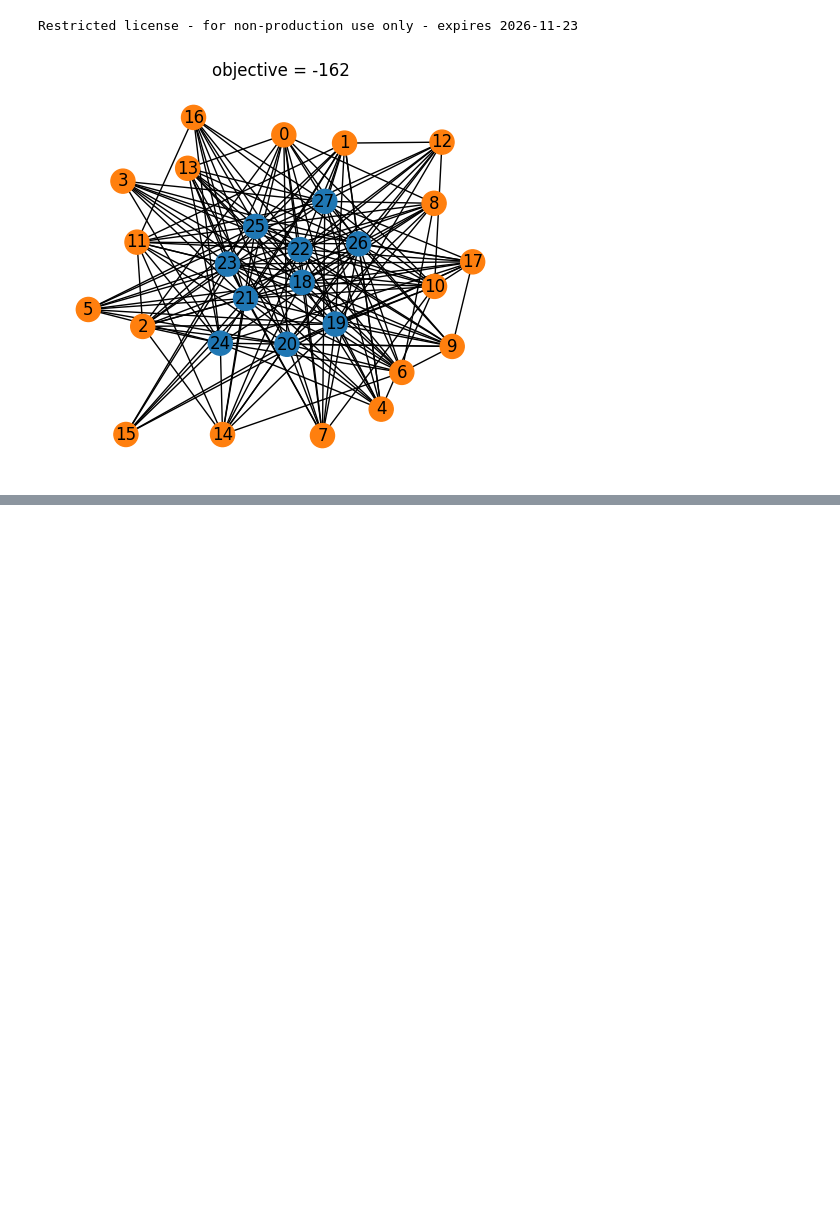
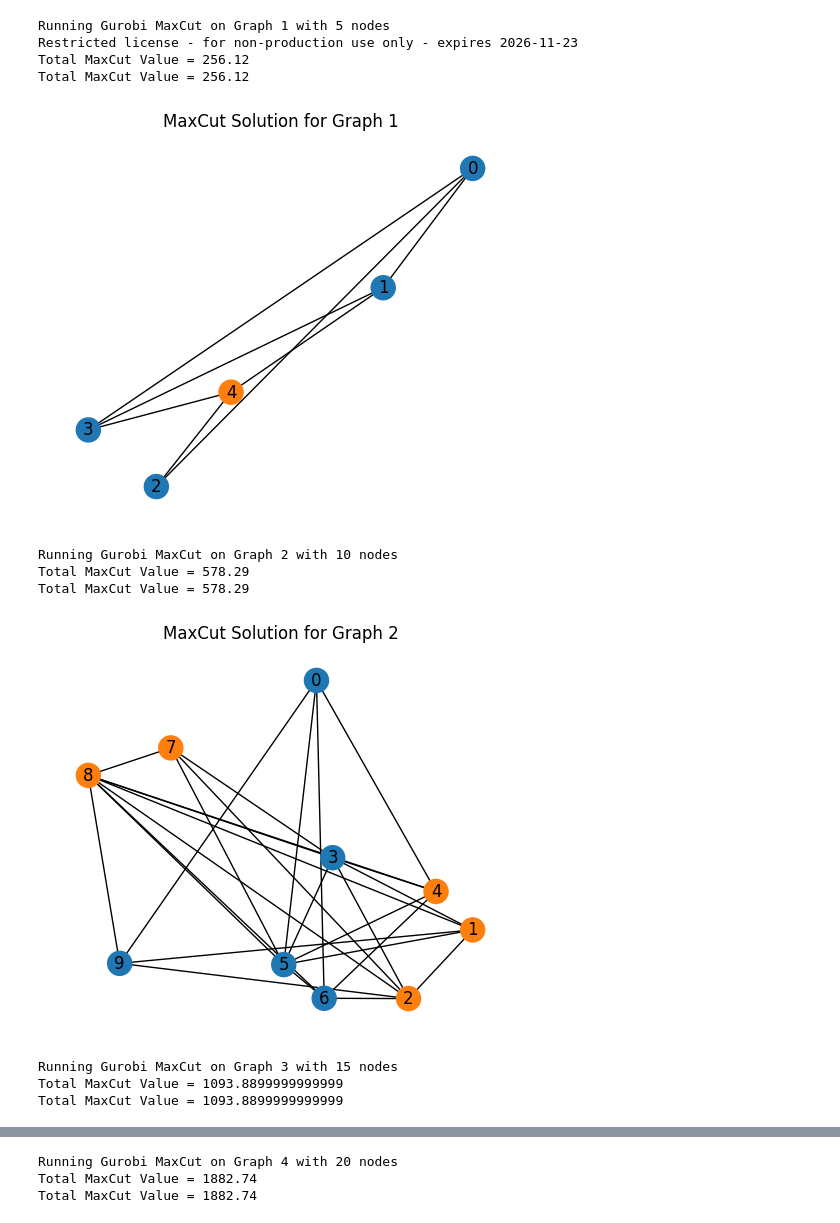
Before and after one commit to SimoneGasperini/PCE-quantum-opt, a Jupyter notebook: example_notebook.ipynb, the cells around one changed output, grey strips where cells are left out. Saved outputs shown, nothing was run; the diff lists cells and outputs as text; code cells hidden in the pictures; blank space fills up the shorter version.

```diff
--- a/example_notebook.ipynb
+++ b/example_notebook.ipynb
@@ -1,16 +1,8 @@
 # %%
 import pennylane as qml
-import numpy as np
-import optax
+from pennylane import numpy as np
 import networkx as nx
+import itertools
+import random as rnd
 import pylab as plt
-
-seed = 42
-
-sizes = [18, 10]
-p_intra = 0.1
-p_inter = 0.9
-
-graph = nx.stochastic_block_model(
-    sizes=sizes, p=[[p_intra, p_inter], [p_inter, p_intra]], seed=seed
-)
+from networkx.generators.trees import random_tree
@@ -17,13 +88,33 @@ graph = nx.stochastic_block_model(
 # %%
 from gurobi import MaxCutGurobi
+import matplotlib.pyplot as plt
 
-grb = MaxCutGurobi()
-grb.build_model(graph=graph)
-solution = grb.run_model(verbose=False)
+gurobi_costs = []
+for i, G in enumerate(graphs):
+    print(f"\nRunning Gurobi MaxCut on Graph {i + 1} with {len(G.nodes)} nodes")
 
-fig, ax = plt.subplots(figsize=(6, 5))
-grb.show_result(sol=solution, ax=ax)
-plt.show()
+    grb = MaxCutGurobi()
+    grb.build_model(graph=G)
+    solution = grb.run_model(verbose=False)
+
+    cost = grb.compute_maxcut(solution)
+    gurobi_costs.append(cost)
+
+    fig, ax = plt.subplots(figsize=(6, 5))
+    grb.show_result(sol=solution, ax=ax)
+    plt.title(f"MaxCut Solution for Graph {i + 1}")
+    plt.show()
+print(gurobi_costs)
 # %% [output]
+Running Gurobi MaxCut on Graph 1 with 5 nodes
 Restricted license - for non-production use only - expires 2026-11-23
+Total MaxCut Value = 256.12
+Total MaxCut Value = 256.12
-[figure, old version]
+[figure, new version]
+Running Gurobi MaxCut on Graph 2 with 10 nodes
+Total MaxCut Value = 578.29
+Total MaxCut Value = 578.29
+[figure, added]
+Running Gurobi MaxCut on Graph 3 with 15 nodes
+Total MaxCut Value = 1093.8899999999999
+Total MaxCut Value = 1093.8899999999999
@@ -29,0 +122,3 @@ Restricted license - for non-production use only - expires 2026-11-23
+Running Gurobi MaxCut on Graph 4 with 20 nodes
+Total MaxCut Value = 1882.74
+Total MaxCut Value = 1882.74
```
Also changed, not shown: parts of 5 cells of this notebook, 3 other files.
